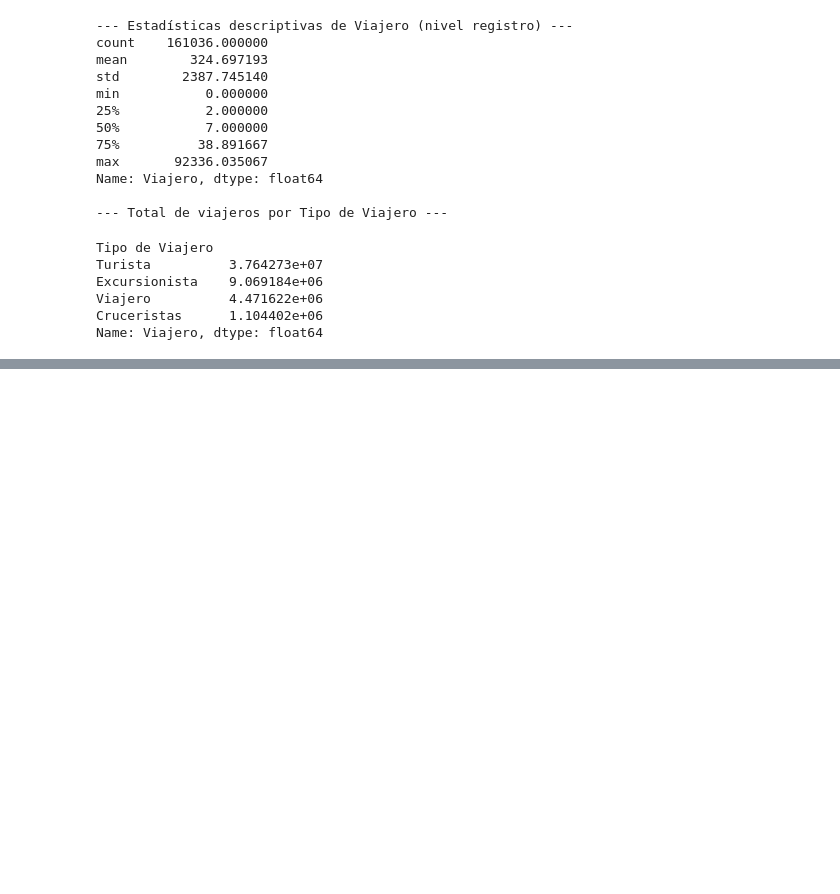
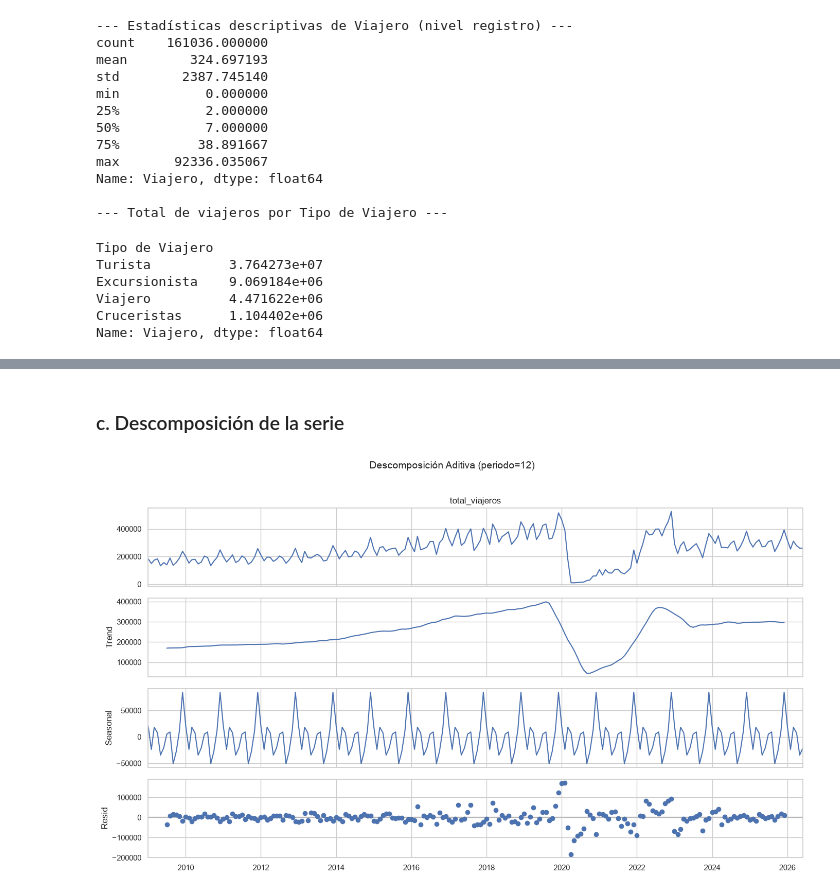
Before and after one commit to Ikeel04/Lab1-DS, a Jupyter notebook: lab1_series_tiempo.ipynb, the cells around one changed output, grey strips where cells are left out. Drawn from its saved outputs; the diff is of its cells as text; code cells hidden in the pictures; blank space fills up the shorter version.

```diff
--- a/lab1_series_tiempo.ipynb
+++ b/lab1_series_tiempo.ipynb
@@ -132,0 +196,13 @@ Name: Viajero, dtype: float64
+# %% [markdown]
+### c. Descomposición de la serie
+# %%
+decomp_add = seasonal_decompose(ts, model="additive", period=12)
+
+fig = decomp_add.plot()
+fig.set_size_inches(14, 8)
+fig.suptitle("Descomposición Aditiva (periodo=12)", fontsize=14, y=1.02)
+plt.tight_layout()
+plt.savefig(f"{FIGS}/descomposicion_aditiva.png", dpi=150, bbox_inches="tight")
+plt.show()
+# %% [output]
+[figure, added]
```
Also changed, not shown: parts of 22 cells of this notebook.
